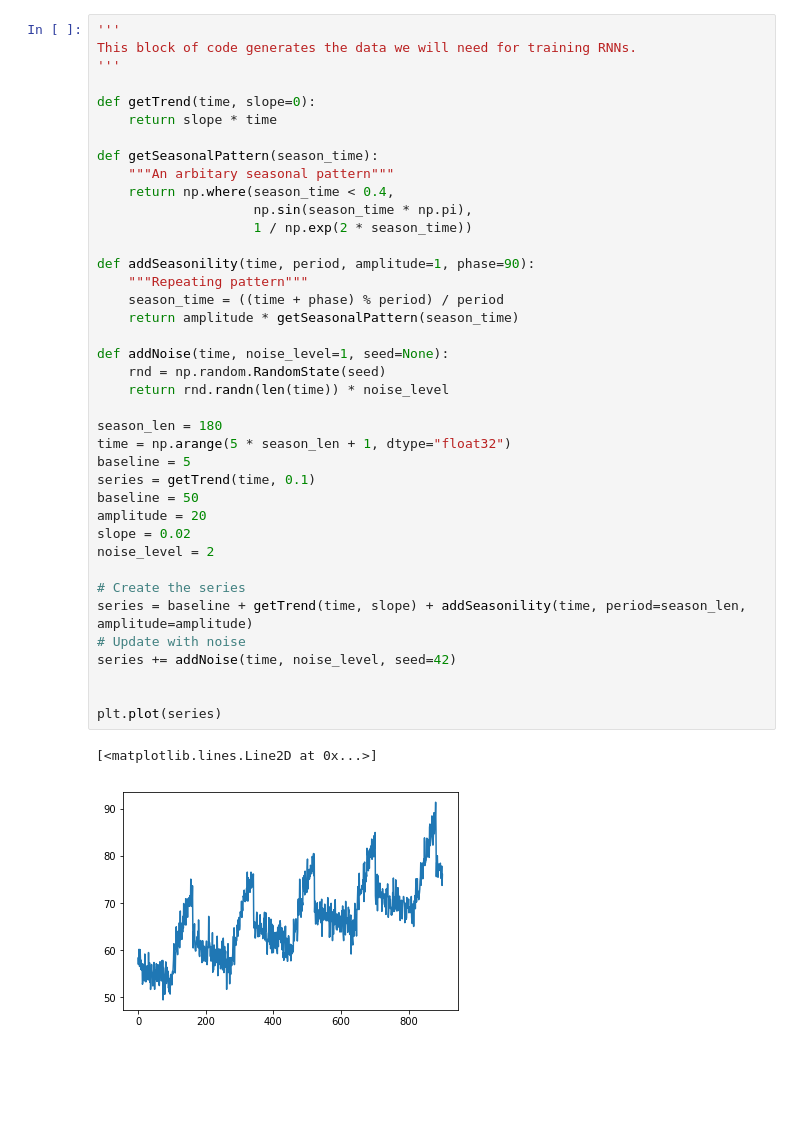
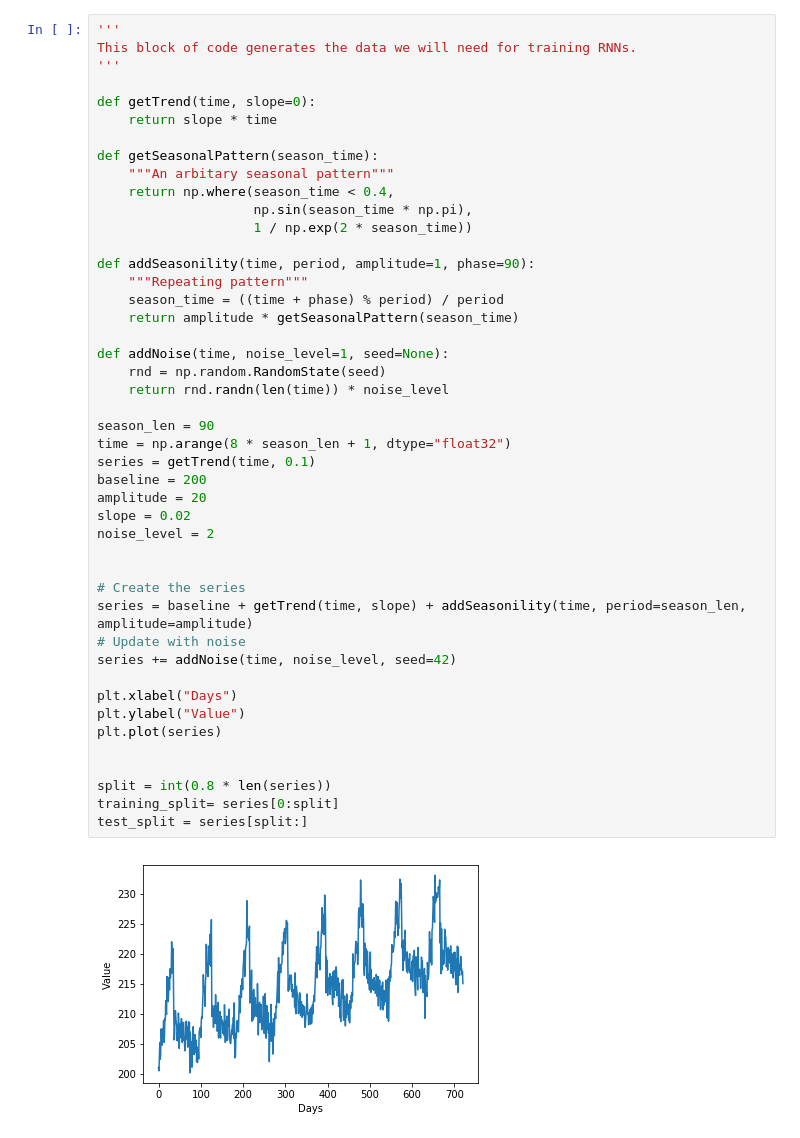
Before and after one commit to padmaja-kulkarni/MachineLearningAndAlgorithms, a Jupyter notebook: RNNTutorial/RNNTutorial.ipynb, the cells around one changed output. Drawn from its saved outputs; the diff is of its cells as text; blank space fills up the shorter version.

```diff
--- a/RNNTutorial/RNNTutorial.ipynb
+++ b/RNNTutorial/RNNTutorial.ipynb
@@ -13,37 +18,42 @@ This block of code generates the data we will need for training RNNs.
 def getTrend(time, slope=0):
     return slope * time
 
 def getSeasonalPattern(season_time):
     """An arbitary seasonal pattern"""
     return np.where(season_time < 0.4,
                     np.sin(season_time * np.pi),
                     1 / np.exp(2 * season_time))
 
 def addSeasonility(time, period, amplitude=1, phase=90):
     """Repeating pattern"""
     season_time = ((time + phase) % period) / period
     return amplitude * getSeasonalPattern(season_time)
 
 def addNoise(time, noise_level=1, seed=None):
     rnd = np.random.RandomState(seed)
     return rnd.randn(len(time)) * noise_level
 
-season_len = 180
-time = np.arange(5 * season_len + 1, dtype="float32")
-baseline = 5
+season_len = 90
+time = np.arange(8 * season_len + 1, dtype="float32")
 series = getTrend(time, 0.1)
-baseline = 50
+baseline = 200
 amplitude = 20
 slope = 0.02
 noise_level = 2
+
 
 # Create the series
 series = baseline + getTrend(time, slope) + addSeasonility(time, period=season_len, amplitude=amplitude)
 # Update with noise
 series += addNoise(time, noise_level, seed=42)
 
+plt.xlabel("Days")
+plt.ylabel("Value")
+plt.plot(series)
 
-plt.plot(series)
+
+split = int(0.8 * len(series))
+training_split= series[0:split]
+test_split = series[split:]
 # %% [output]
-[<matplotlib.lines.Line2D at 0x...>]
-[figure, old version]
+[figure, new version]
```
Also changed, not shown: parts of 9 cells of this notebook.
